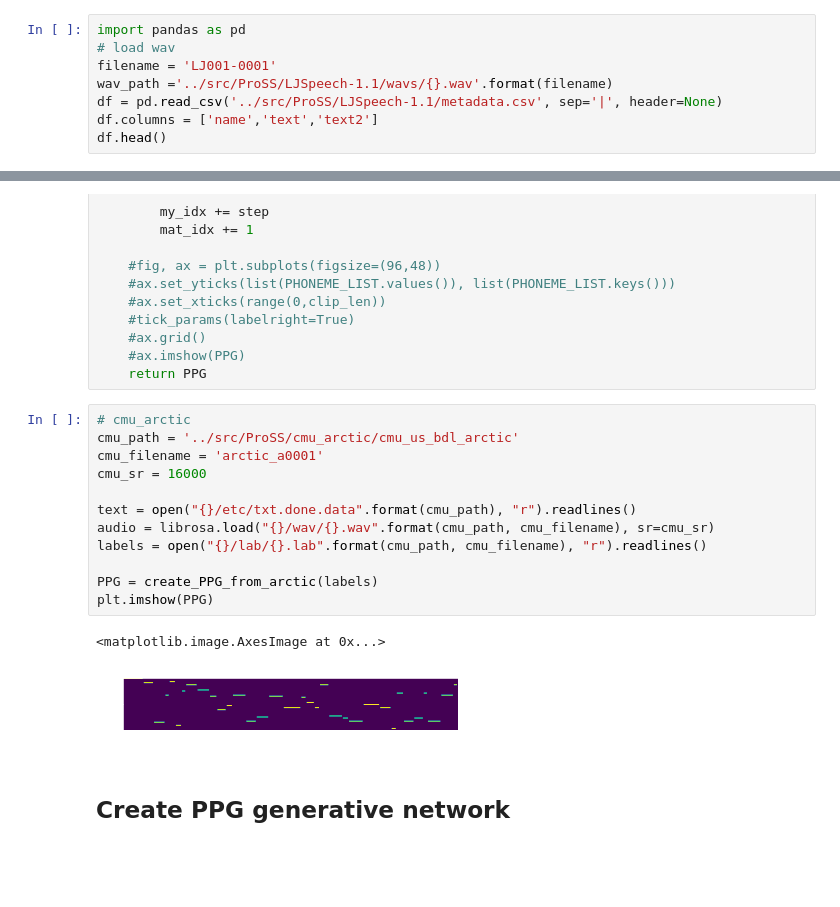
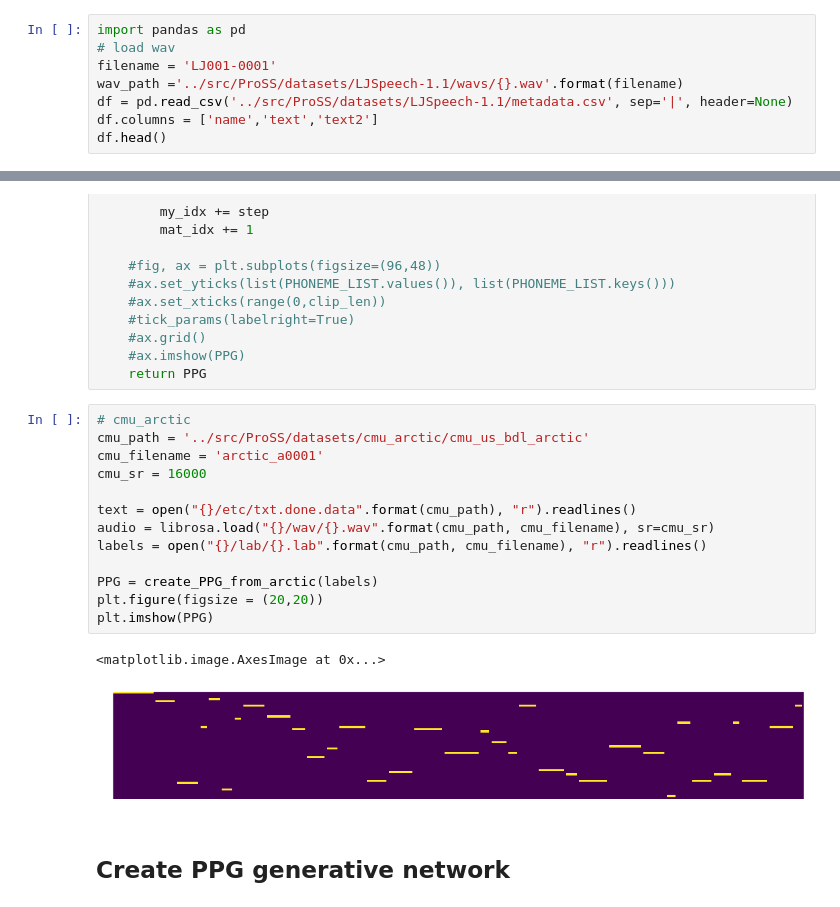
Before and after one commit to TrevorAshby/ProSS, a Jupyter notebook: testing/auto_annotator.ipynb, the cells around one changed output, grey strips where cells are left out. Drawn from its saved outputs; the diff is of its cells as text; blank space fills up the shorter version.

```diff
--- a/testing/auto_annotator.ipynb
+++ b/testing/auto_annotator.ipynb
@@ -30,8 +30,8 @@ pooled shape: torch.Size([1, 768])
 import pandas as pd
 # load wav
 filename = 'LJ001-0001'
-wav_path ='../src/ProSS/LJSpeech-1.1/wavs/{}.wav'.format(filename)
-df = pd.read_csv('../src/ProSS/LJSpeech-1.1/metadata.csv', sep='|', header=None)
+wav_path ='../src/ProSS/datasets/LJSpeech-1.1/wavs/{}.wav'.format(filename)
+df = pd.read_csv('../src/ProSS/datasets/LJSpeech-1.1/metadata.csv', sep='|', header=None)
 df.columns = ['name','text','text2']
 df.head()
 # %% [output]
@@ -170,19 +170,20 @@ def create_PPG_from_arctic(labels):
     return PPG
 # %%
 # cmu_arctic
-cmu_path = '../src/ProSS/cmu_arctic/cmu_us_bdl_arctic'
+cmu_path = '../src/ProSS/datasets/cmu_arctic/cmu_us_bdl_arctic'
 cmu_filename = 'arctic_a0001'
 cmu_sr = 16000
 
 text = open("{}/etc/txt.done.data".format(cmu_path), "r").readlines()
 audio = librosa.load("{}/wav/{}.wav".format(cmu_path, cmu_filename), sr=cmu_sr)
 labels = open("{}/lab/{}.lab".format(cmu_path, cmu_filename), "r").readlines()
 
 PPG = create_PPG_from_arctic(labels)
+plt.figure(figsize = (20,20))
 plt.imshow(PPG)
 # %% [output]
 <matplotlib.image.AxesImage at 0x...>
-[figure, old version]
+[figure, new version]
 # %% [markdown]
 ## Create PPG generative network
 # %%
```
Also changed, not shown: 1 other file.
